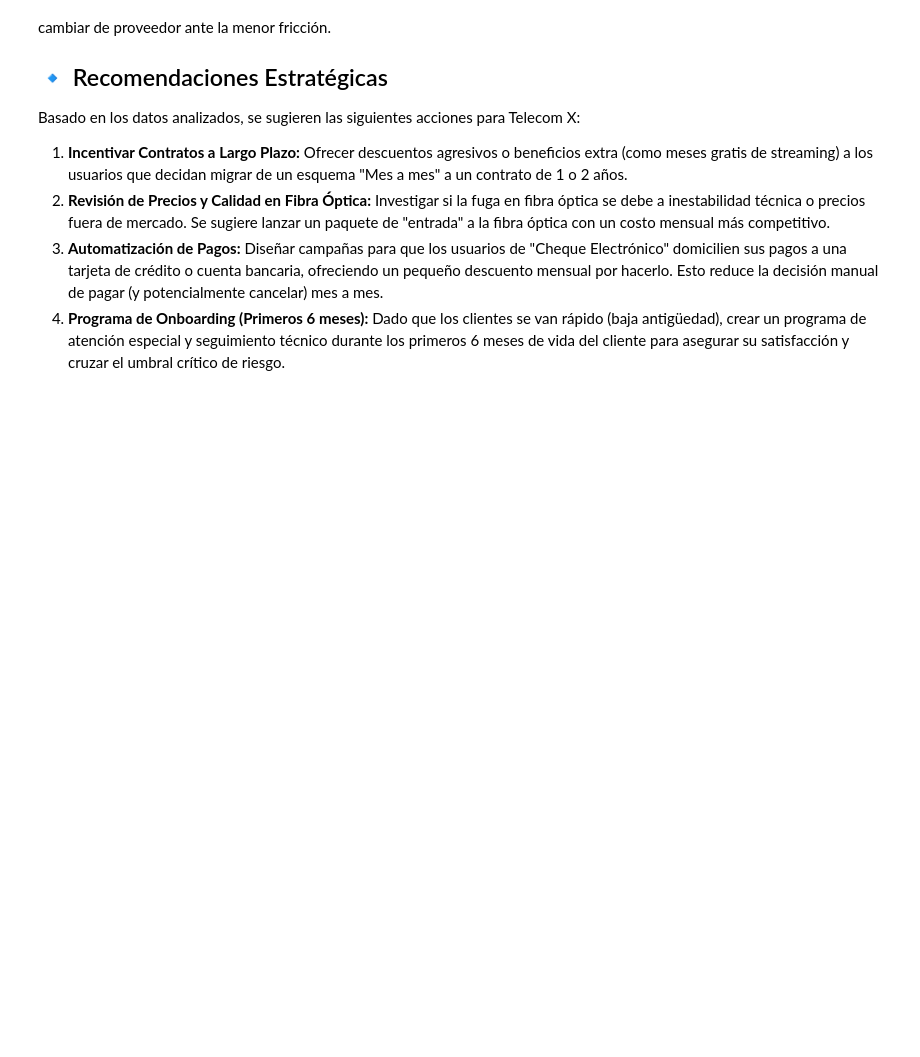
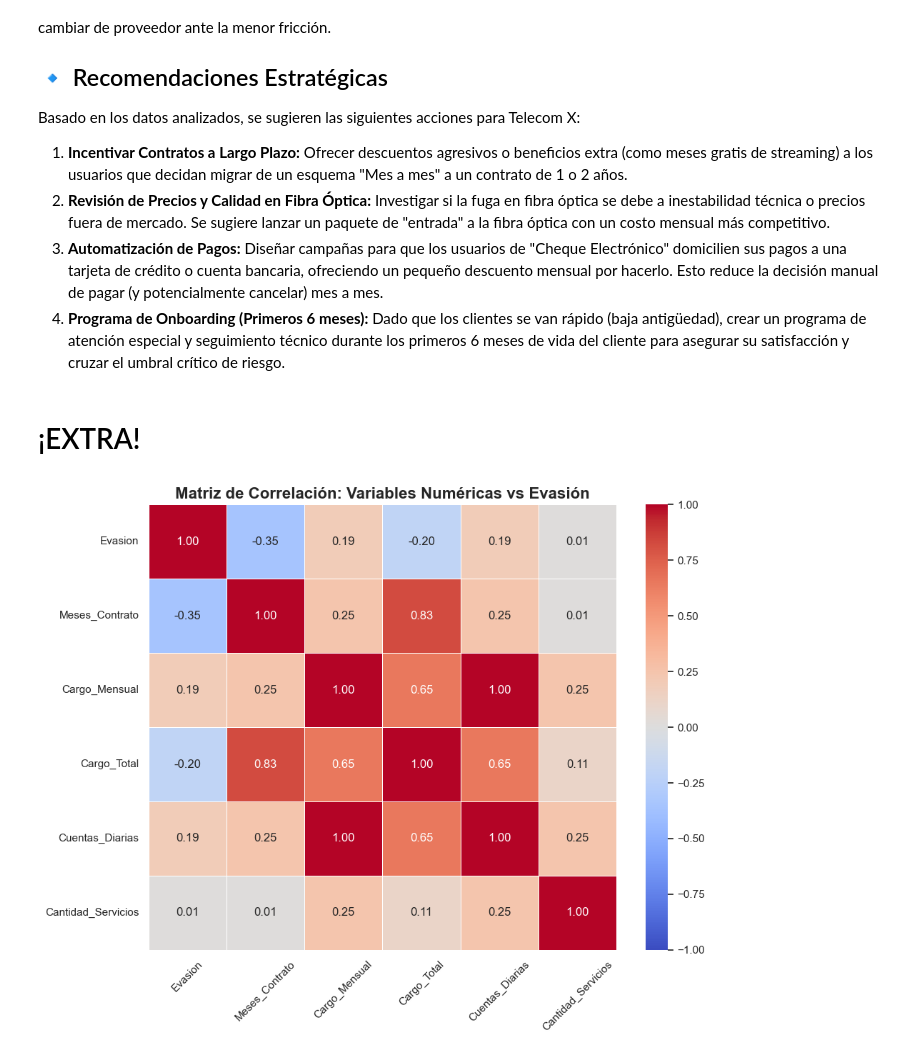
Before and after one commit to Fernando5899/Telecom_X, a Jupyter notebook: TelecomX_LATAM.ipynb, the cells around one changed output. Saved outputs shown, nothing was run; the diff lists cells and outputs as text; code cells hidden in the pictures; blank space fills up the shorter version.

```diff
--- a/TelecomX_LATAM.ipynb
+++ b/TelecomX_LATAM.ipynb
@@ -363,9 +363,6 @@ plt.show()
 # %% [output]
 [figure]
 # %%
-# Configuramos un estilo
-sns.set_theme(style="whitegrid")
-
 # Lista de variables categóricas clave
 variables_analisis = ['Genero', 'Contrato', 'Metodo_Pago', 'Servicio_Internet']
 
@@ -393,9 +390,6 @@ plt.show()
 # %% [output]
 [figure]
 # %%
-# Configuramos el estilo
-sns.set_theme(style="whitegrid")
-
 # Variables numéricas clave de Telecom X
 variables_numericas = ['Meses_Contrato', 'Cargo_Mensual', 'Cargo_Total']
 
@@ -458,3 +452,36 @@ Basado en los datos analizados, se sugieren las siguientes acciones para Telecom
 2. **Revisión de Precios y Calidad en Fibra Óptica:** Investigar si la fuga en fibra óptica se debe a inestabilidad técnica o precios fuera de mercado. Se sugiere lanzar un paquete de "entrada" a la fibra óptica con un costo mensual más competitivo.
 3. **Automatización de Pagos:** Diseñar campañas para que los usuarios de "Cheque Electrónico" domicilien sus pagos a una tarjeta de crédito o cuenta bancaria, ofreciendo un pequeño descuento mensual por hacerlo. Esto reduce la decisión manual de pagar (y potencialmente cancelar) mes a mes.
 4. **Programa de Onboarding (Primeros 6 meses):** Dado que los clientes se van rápido (baja antigüedad), crear un programa de atención especial y seguimiento técnico durante los primeros 6 meses de vida del cliente para asegurar su satisfacción y cruzar el umbral crítico de riesgo.
+# %% [markdown]
+# ¡EXTRA!
+# %%
+# 1. Crear la variable "Cantidad_Servicios"
+# Lista de servicios que el cliente puede o no tener
+servicios = ['Servicio_Telefonico', 'Seguridad_Online', 'Respaldo_Online',
+             'Proteccion_Dispositivo', 'Soporte_Tecnico', 'Streaming_TV', 'Streaming_Peliculas']
+
+# Convertimos temporalmente los "Yes" a 1 y los "No" o "No internet service" a 0 para poder sumarlos
+df_servicios = df_normalizado[servicios].replace({'Yes': 1, 'No': 0, 'No internet service': 0, 'No phone service': 0})
+
+# Sumamos los servicios por cada fila
+df_normalizado['Cantidad_Servicios'] = df_servicios.apply(pd.to_numeric, errors='coerce').sum(axis=1)
+
+# 3. Seleccionar las variables numéricas para correlacionar
+columnas_corr = ['Evasion', 'Meses_Contrato', 'Cargo_Mensual', 'Cargo_Total',
+                 'Cuentas_Diarias', 'Cantidad_Servicios']
+
+# Calculamos la matriz de correlación de Pearson
+matriz_correlacion = df_normalizado[columnas_corr].corr()
+
+# 4. Visualizar la Matriz de Correlación (Heatmap)
+plt.figure(figsize=(10, 8))
+# Usamos 'coolwarm' donde rojo es correlación positiva (se mueven juntas) y azul es negativa (inversas)
+sns.heatmap(matriz_correlacion, annot=True, cmap='coolwarm', fmt=".2f",
+            linewidths=0.5, vmin=-1, vmax=1)
+
+plt.title('Matriz de Correlación: Variables Numéricas vs Evasión', fontsize=16, fontweight='bold')
+plt.xticks(rotation=45)
+plt.tight_layout()
+plt.show()
+# %% [output]
+[figure, added]
```
Also changed, not shown: parts of 1 cell of this notebook, 1 other file.
